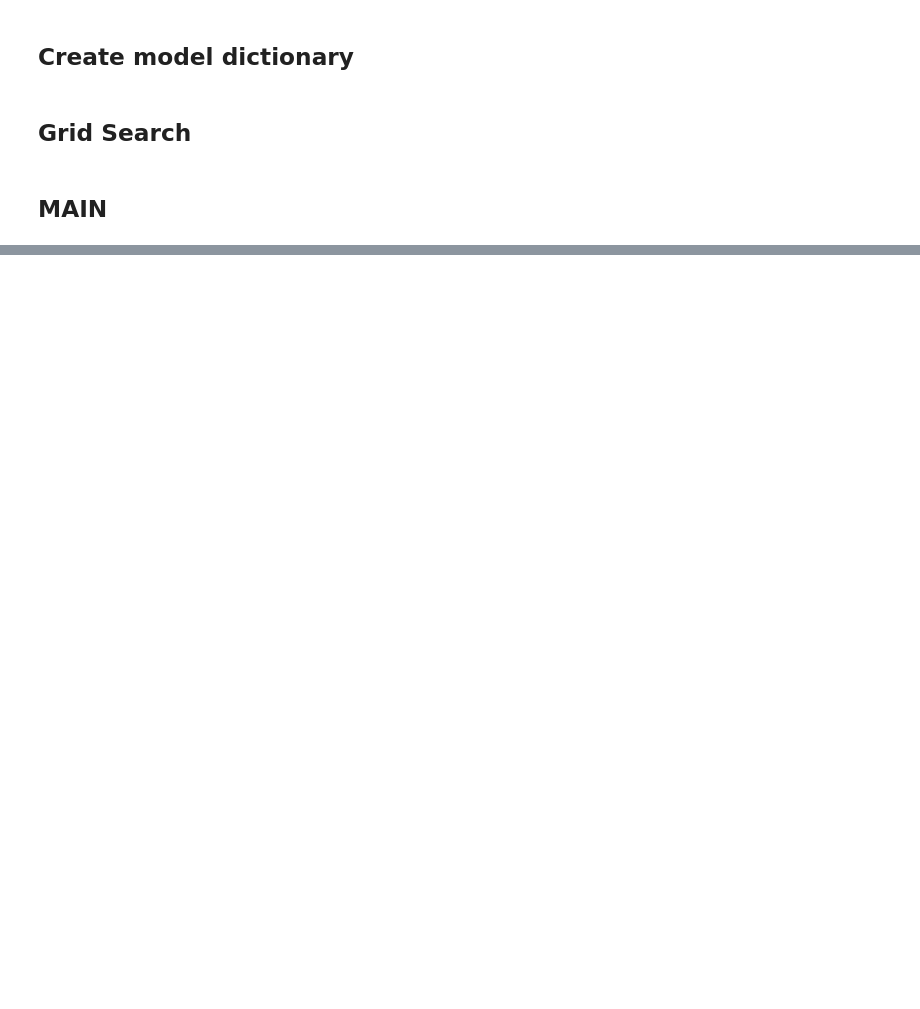
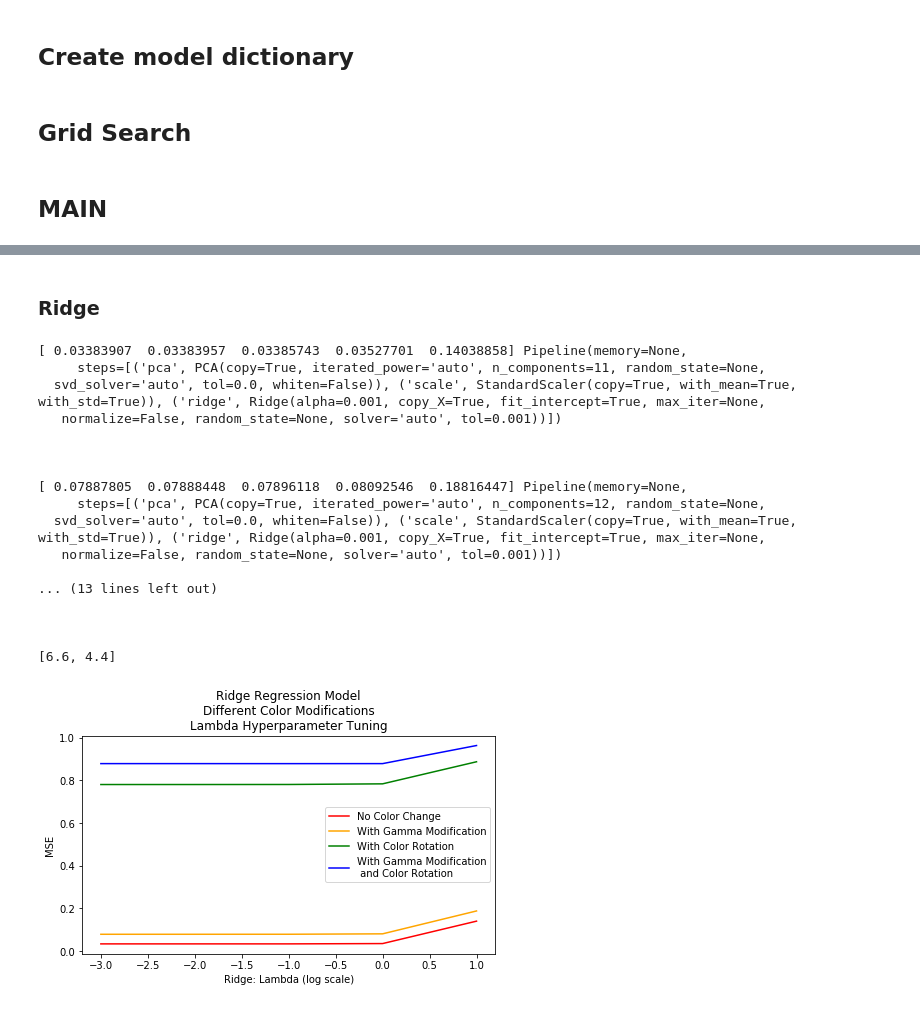
Before and after one commit to mattsit/ph-machine-learning, a Jupyter notebook: CS189/ml_pipeline/ModelGridSearch.ipynb, the cells around one changed output, grey strips where cells are left out. Cells and saved outputs as stored; diff of their text form; code cells hidden in the pictures; blank space fills up the shorter version.

```diff
--- a/CS189/ml_pipeline/ModelGridSearch.ipynb
+++ b/CS189/ml_pipeline/ModelGridSearch.ipynb
@@ -55,0 +218,66 @@ print(score, params)
+# %%
+%run pipelines.py
+%run parameters.py
+%run util.py
+
+pipeline_type = 'regression'
+X_raw_r,Y_raw_r = load_data(pipeline_type, raw=True, gamma=False, rotate=False, mixed=False)
+X_gamma_r,Y_gamma_r = load_data(pipeline_type, raw=False, gamma=True, rotate=False, mixed=False)
+X_rot_r,Y_rot_r = load_data(pipeline_type, raw=False, gamma=False, rotate=True, mixed=False)
+X_mix_r,Y_mix_r = load_data(pipeline_type, raw=False, gamma=False, rotate=False, mixed=True)
+
+X_all_r = [X_raw_r, X_gamma_r, X_rot_r, X_mix_r]
+Y_all_r = [Y_raw_r, Y_gamma_r, Y_rot_r, Y_mix_r]
+# %% [markdown]
+### Ridge
+# %%
+%run pipelines.py
+%run parameters.py
+%run util.py
+
+A_range = [.001,.01,.1,1,10]
+
+model_dict = create_model_dict()
+
+pipeline_name = 'ridge'
+pipeline_type = 'regression'
+names = ["No Color Change", "With Gamma Modification", "With Color Rotation", "With Gamma Modification\n and Color Rotation"]
+colors = ['r','orange','g','b']
+plt.close()
+for i in range(len(names)):
+    X = X_all_r[i]
+    Y = Y_all_r[i]
+    _,m,best_params,_ = grid_search(X, Y, pipeline_name, pipeline_type)
+    _,_,_,all_scores = grid_search(X, Y, pipeline_name, pipeline_type, best_params, 'ridge__alpha')
+    plt.plot(np.log10(A_range), all_scores, label=names[i], color=colors[i])
+    print(all_scores, m)
+    print('\n\n')
+print(plt.rcParams["figure.figsize"])
+plt.rcParams["figure.figsize"] = [6.6,4.4]
+plt.legend()
+
+plt.xlabel("Ridge: Lambda (log scale)")
+plt.ylabel("MSE")
+plt.title('Ridge Regression Model\nDifferent Color Modifications\nLambda Hyperparameter Tuning')
+plt.tight_layout()
+plt.savefig("ridge_regression3.png", dpi=500)
+plt.show()
+# %% [output]
+[ 0.03383907  0.03383957  0.03385743  0.03527701  0.14038858] Pipeline(memory=None,
+     steps=[('pca', PCA(copy=True, iterated_power='auto', n_components=11, random_state=None,
+  svd_solver='auto', tol=0.0, whiten=False)), ('scale', StandardScaler(copy=True, with_mean=True, with_std=True)), ('ridge', Ridge(alpha=0.001, copy_X=True, fit_intercept=True, max_iter=None,
+   normalize=False, random_state=None, solver='auto', tol=0.001))])
+
+
+
+[ 0.07887805  0.07888448  0.07896118  0.08092546  0.18816447] Pipeline(memory=None,
+     steps=[('pca', PCA(copy=True, iterated_power='auto', n_components=12, random_state=None,
+  svd_solver='auto', tol=0.0, whiten=False)), ('scale', StandardScaler(copy=True, with_mean=True, with_std=True)), ('ridge', Ridge(alpha=0.001, copy_X=True, fit_intercept=True, max_iter=None,
+   normalize=False, random_state=None, solver='auto', tol=0.001))])
+
+... (13 lines left out)
+
+
+
+[6.6, 4.4]
+[figure, added]
```
Also changed, not shown: parts of 12 cells of this notebook, 2 other files.
